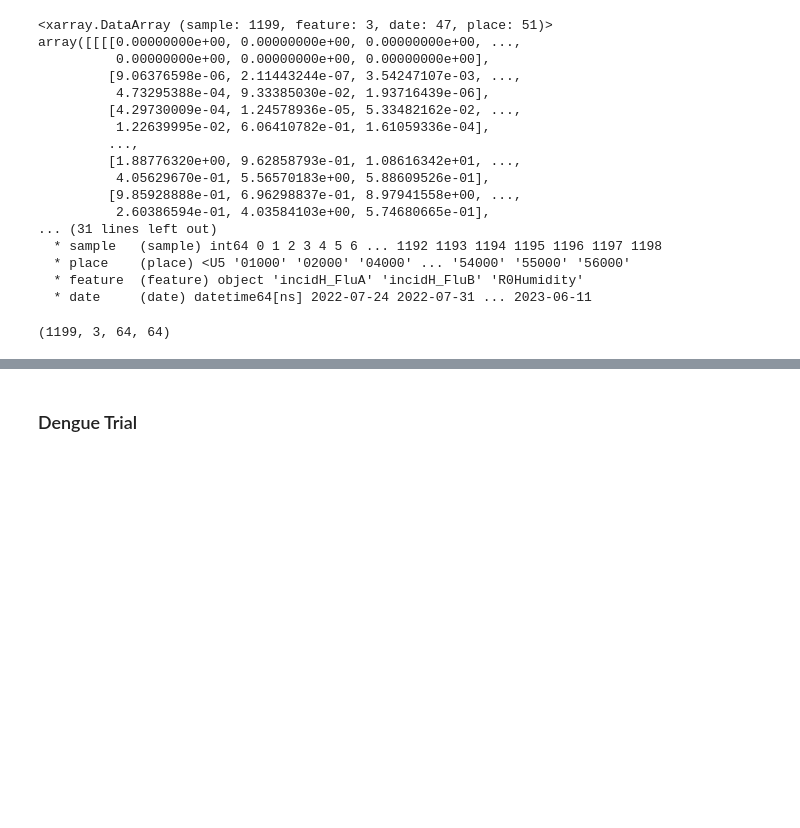
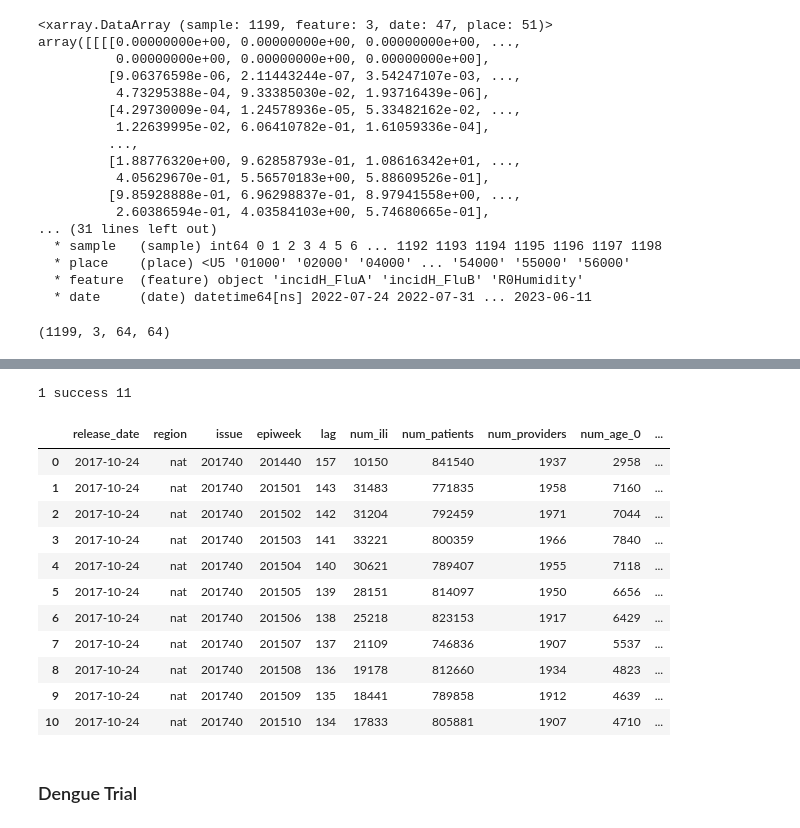
Before and after one commit to jcblemai/influpaint, a Jupyter notebook: synthetic_data.ipynb, the cells around one changed output, grey strips where cells are left out. Cells and saved outputs as stored; diff of their text form; code cells hidden in the pictures; blank space fills up the shorter version.

```diff
--- a/synthetic_data.ipynb
+++ b/synthetic_data.ipynb
@@ -155,3 +236,21 @@ full_xarr_w_padded.to_netcdf('datasets/from_csp_weekly_pad_4scn.nc')
+# %%
+res = Epidata.fluview(['nat'], [201440, Epidata.range(201501, 201510)])
+print(res['result'], res['message'], len(res['epidata']))
+pd.json_normalize(res['epidata'])
+# %% [output]
+1 success 11
+|  | release_date | region | issue | epiweek | lag | num_ili | num_patients | num_providers | num_age_0 | ... |
+| 0 | 2017-10-24 | nat | 201740 | 201440 | 157 | 10150 | 841540 | 1937 | 2958 | ... |
+| 1 | 2017-10-24 | nat | 201740 | 201501 | 143 | 31483 | 771835 | 1958 | 7160 | ... |
+| 2 | 2017-10-24 | nat | 201740 | 201502 | 142 | 31204 | 792459 | 1971 | 7044 | ... |
+| 3 | 2017-10-24 | nat | 201740 | 201503 | 141 | 33221 | 800359 | 1966 | 7840 | ... |
+| 4 | 2017-10-24 | nat | 201740 | 201504 | 140 | 30621 | 789407 | 1955 | 7118 | ... |
+| 5 | 2017-10-24 | nat | 201740 | 201505 | 139 | 28151 | 814097 | 1950 | 6656 | ... |
+| 6 | 2017-10-24 | nat | 201740 | 201506 | 138 | 25218 | 823153 | 1917 | 6429 | ... |
+| 7 | 2017-10-24 | nat | 201740 | 201507 | 137 | 21109 | 746836 | 1907 | 5537 | ... |
+| 8 | 2017-10-24 | nat | 201740 | 201508 | 136 | 19178 | 812660 | 1934 | 4823 | ... |
+| 9 | 2017-10-24 | nat | 201740 | 201509 | 135 | 18441 | 789858 | 1912 | 4639 | ... |
+| 10 | 2017-10-24 | nat | 201740 | 201510 | 134 | 17833 | 805881 | 1907 | 4710 | ... |
 # %% [markdown]
 ### Dengue Trial
 # %%
```
Also changed, not shown: parts of 11 cells of this notebook.
